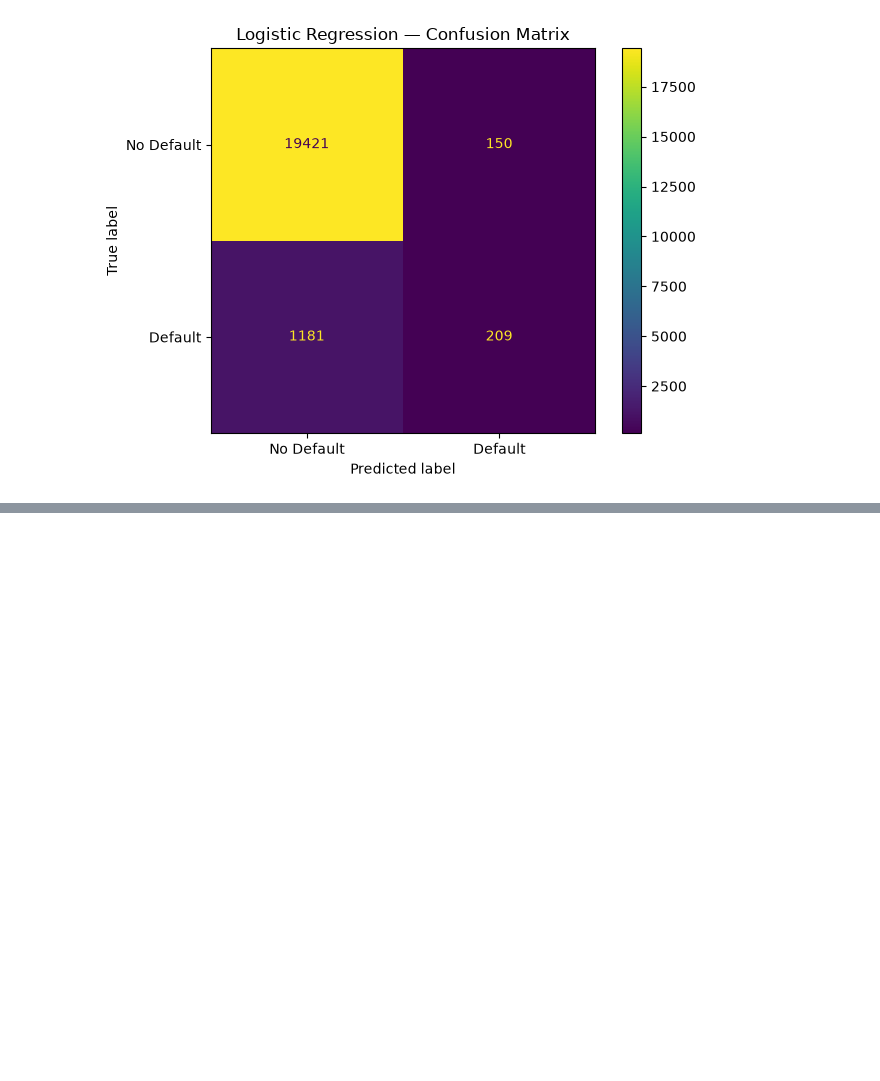
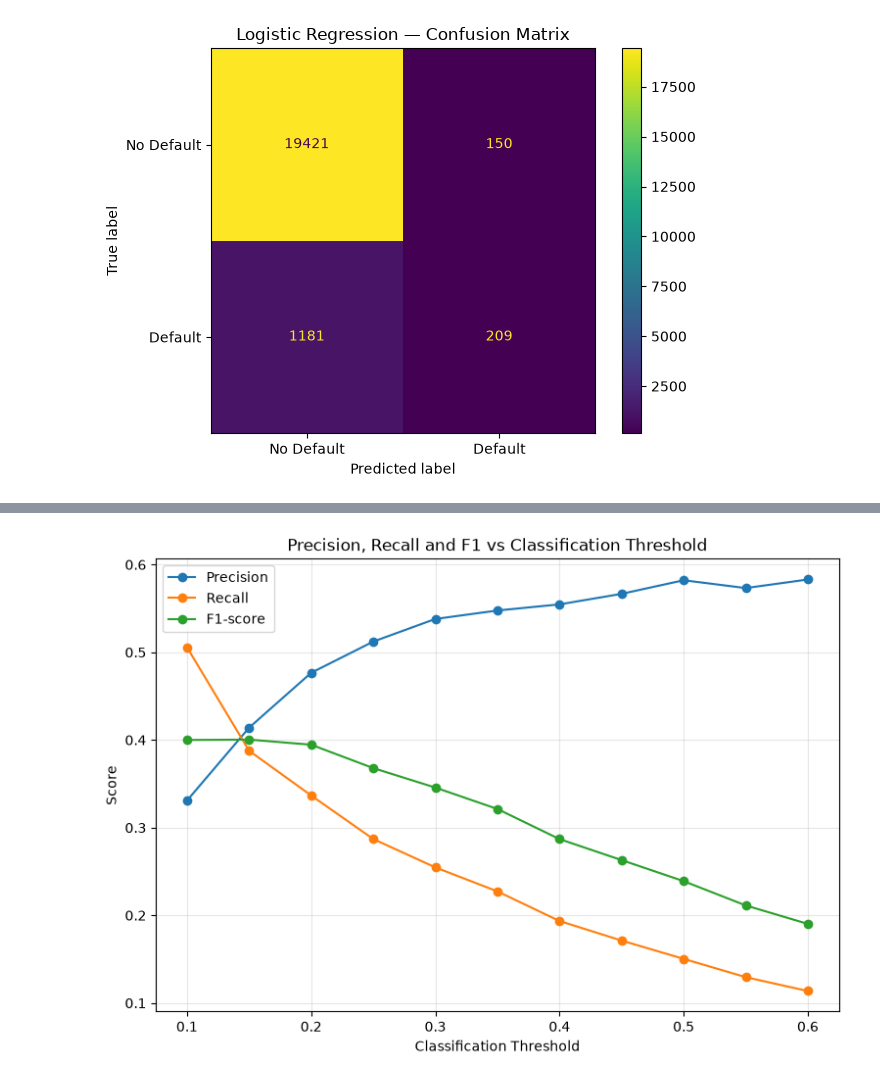
Before and after one commit to Randysman/credit_score, a Jupyter notebook: Modeling.ipynb, the cells around one changed output, grey strips where cells are left out. Drawn from its saved outputs; the diff is of its cells as text; code cells hidden in the pictures; blank space fills up the shorter version.

```diff
--- a/Modeling.ipynb
+++ b/Modeling.ipynb
@@ -250,0 +312,18 @@ plt.show()
+# %%
+thresholds = np.arange(0.10, 0.61, 0.05)
+
+threshold_results = []
+
+for threshold in thresholds:
+    y_pred = (y_valid_proba >= threshold).astype(int)
+
+    threshold_results.append({
+        'Threshold': threshold,
+        'Precision': precision_score(y_valid, y_pred),
+        'Recall': recall_score(y_valid, y_pred),
+        'F1': f1_score(y_valid, y_pred)
+    })
+
+threshold_results = pd.DataFrame(threshold_results)
+
+threshold_results
@@ -250,0 +343,32 @@ plt.show()
+# %%
+plt.figure(figsize=(9, 6))
+
+plt.plot(
+    threshold_results['Threshold'],
+    threshold_results['Precision'],
+    marker='o',
+    label='Precision'
+)
+
+plt.plot(
+    threshold_results['Threshold'],
+    threshold_results['Recall'],
+    marker='o',
+    label='Recall'
+)
+
+plt.plot(
+    threshold_results['Threshold'],
+    threshold_results['F1'],
+    marker='o',
+    label='F1-score'
+)
+
+plt.xlabel('Classification Threshold')
+plt.ylabel('Score')
+plt.title('Precision, Recall and F1 vs Classification Threshold')
+plt.legend()
+plt.grid(alpha=0.3)
+plt.show()
+# %% [output]
+[figure, added]
```
Also changed, not shown: parts of 14 cells of this notebook.
